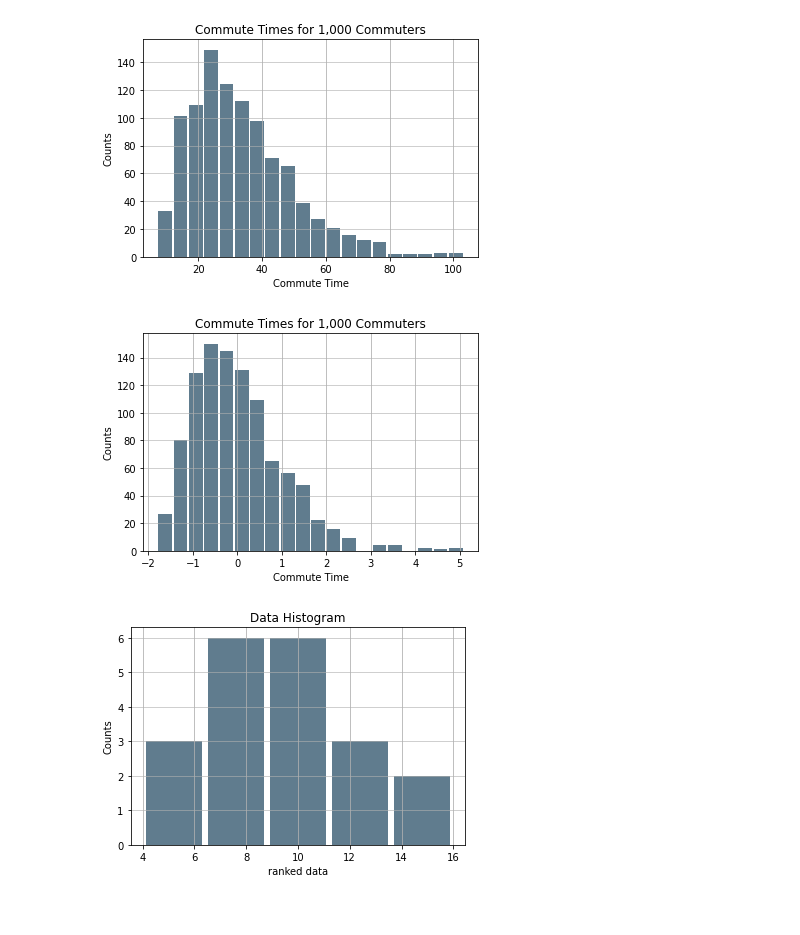
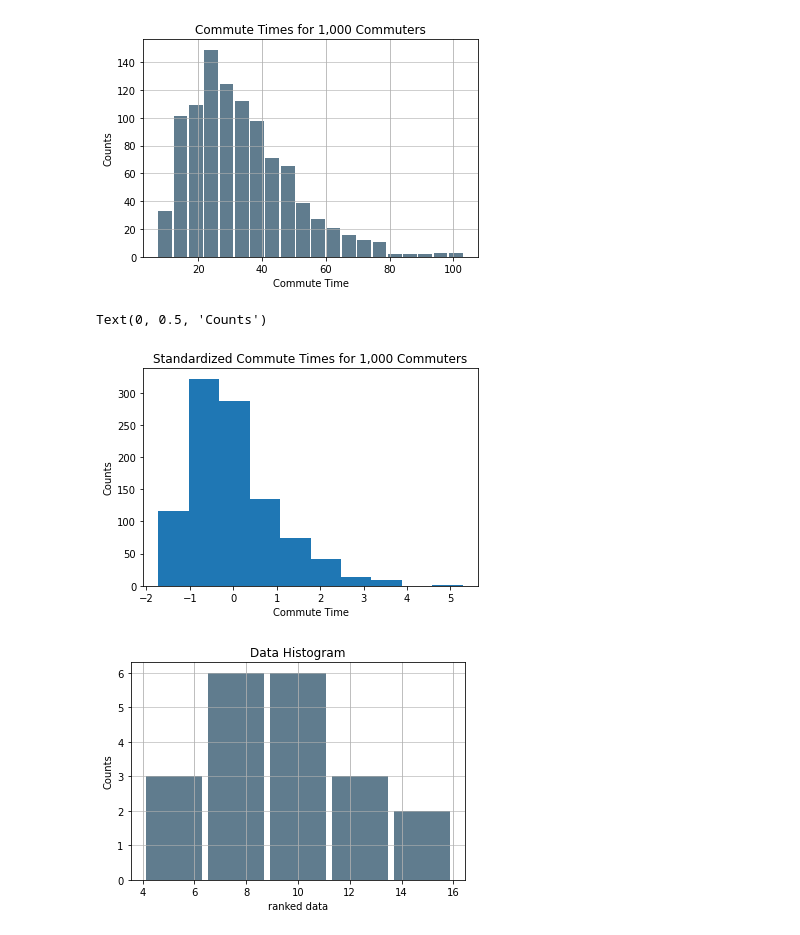
Before and after one commit to changsksu/IMSE_Data_Science, a Jupyter notebook: Descriptive_Statistics.ipynb, the cells around one changed output. Cells and saved outputs as stored; diff of their text form; code cells hidden in the pictures.

```diff
--- a/Descriptive_Statistics.ipynb
+++ b/Descriptive_Statistics.ipynb
@@ -154,20 +154,20 @@ plt.grid(axis='y', alpha=0.75)
 # %%
 #Cental limit theorm demo
 # panda & Matplot histogram example; 1000 obs from a Gamma dist in 20 bins
 size, scale = 1000, 10
 x2 = pd.Series(np.random.gamma(scale, size=size) ** 1.5)
 mu2=np.mean(x2)
 std2=np.std(x2)
 z2=(x2-mu2)/std2
 
-z2.plot.hist(grid=True, bins=20, rwidth=0.9,
-                   color='#607c8e')
-plt.title('Commute Times for 1,000 Commuters')
+z2.plot.hist() # histogram default setting
+plt.title('Standardized Commute Times for 1,000 Commuters')
 plt.xlabel('Commute Time')
 plt.ylabel('Counts')
-plt.grid(axis='y', alpha=0.75)
+#plt.grid(axis='y', alpha=0.75)
 # %% [output]
+Text(0, 0.5, 'Counts')
-[figure, old version]
+[figure, new version]
 # %%
 # switch data set into y; first convert the array in the panda dataframe format
 data=pd.Series(y)
```
